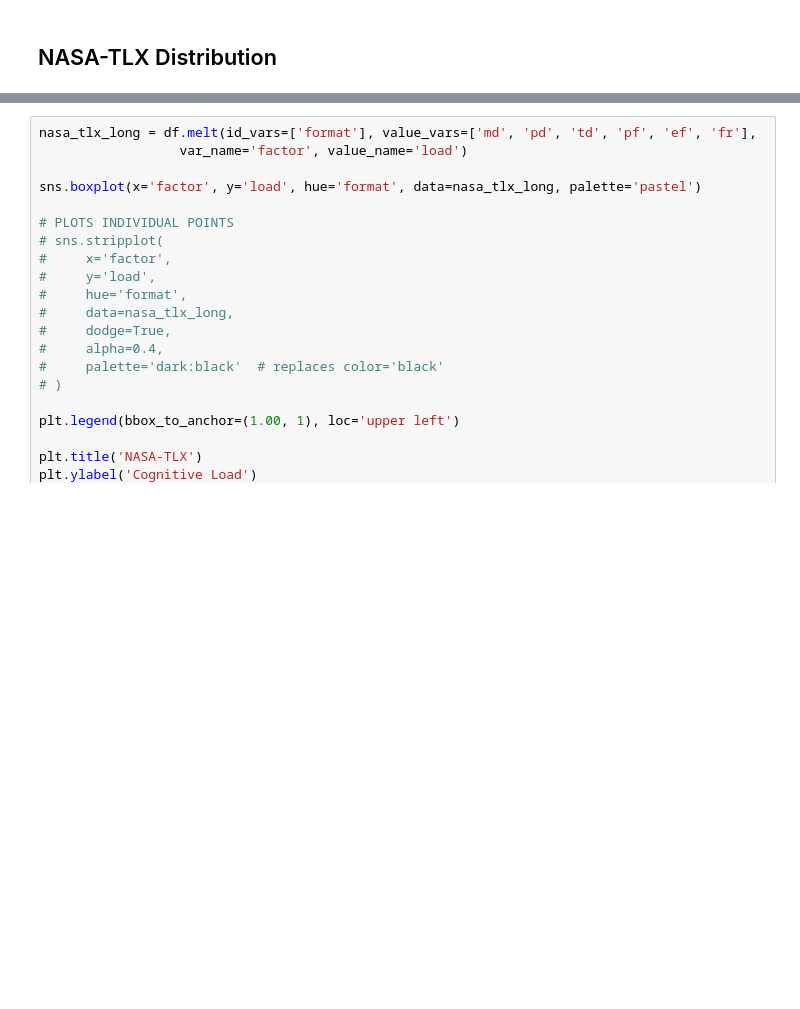
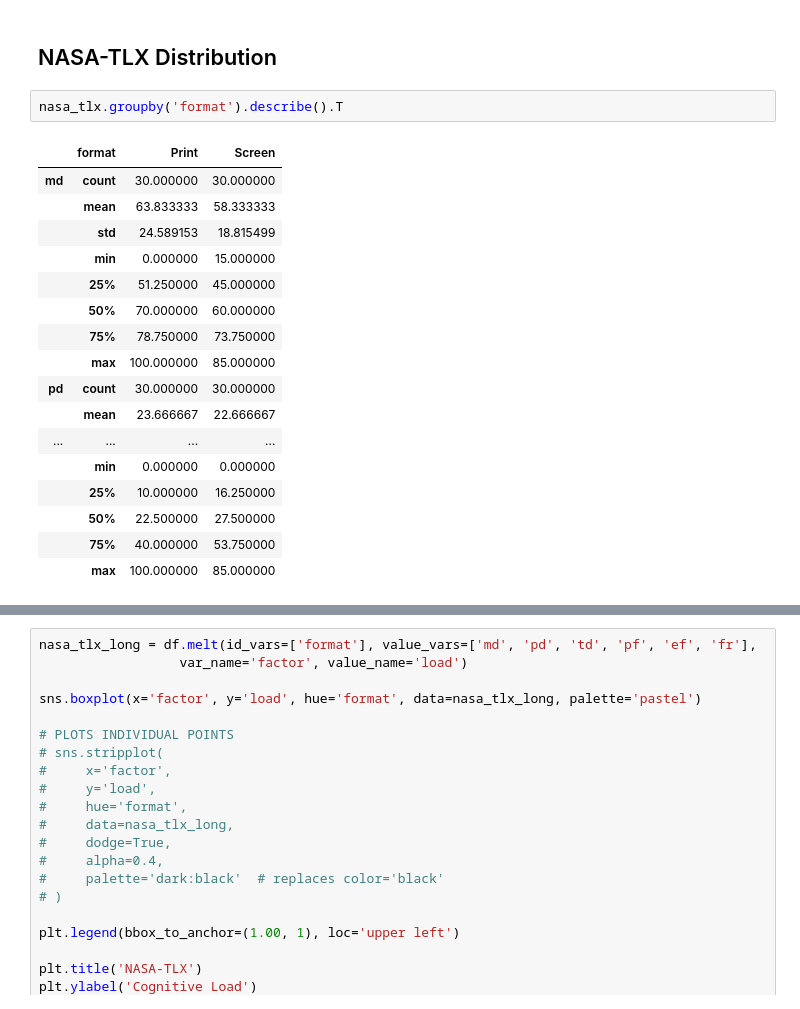
Before and after one commit to KyleCarlo/ScreenVSPrint, a Jupyter notebook: Notebook.ipynb, the cells around one changed output, grey strips where cells are left out. Saved outputs shown, nothing was run; the diff lists cells and outputs as text; blank space fills up the shorter version.

```diff
--- a/Notebook.ipynb
+++ b/Notebook.ipynb
@@ -118,3 +118,23 @@ False
 # Distribution Check
 # %% [markdown]
 ## NASA-TLX Distribution
+# %%
+nasa_tlx.groupby('format').describe().T
+# %% [output]
+|  | format | Print | Screen |
+| md | count | 30.000000 | 30.000000 |
+|  | mean | 63.833333 | 58.333333 |
+|  | std | 24.589153 | 18.815499 |
+|  | min | 0.000000 | 15.000000 |
+|  | 25% | 51.250000 | 45.000000 |
+|  | 50% | 70.000000 | 60.000000 |
+|  | 75% | 78.750000 | 73.750000 |
+|  | max | 100.000000 | 85.000000 |
+| pd | count | 30.000000 | 30.000000 |
+|  | mean | 23.666667 | 22.666667 |
+| ... | ... | ... | ... |
+|  | min | 0.000000 | 0.000000 |
+|  | 25% | 10.000000 | 16.250000 |
+|  | 50% | 22.500000 | 27.500000 |
+|  | 75% | 40.000000 | 53.750000 |
+|  | max | 100.000000 | 85.000000 |
```
Also changed, not shown: parts of 8 cells of this notebook.
